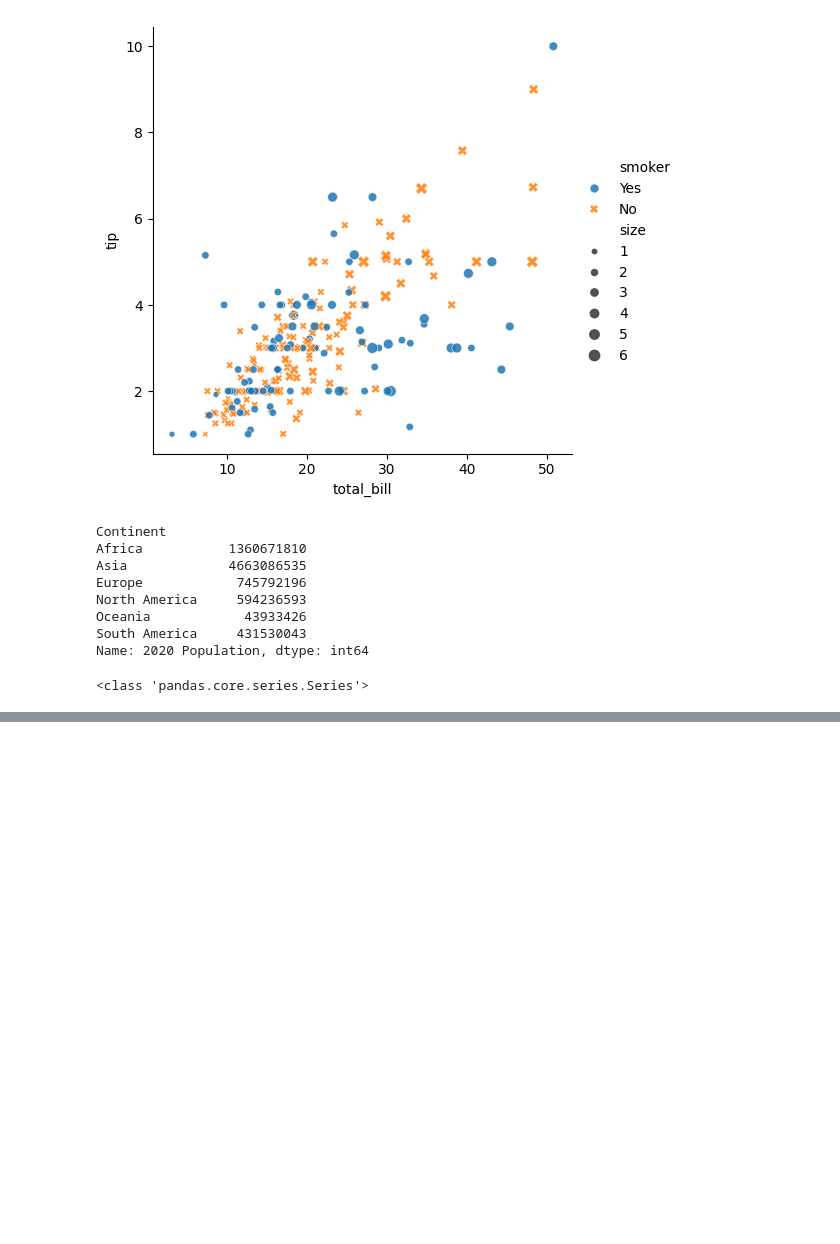
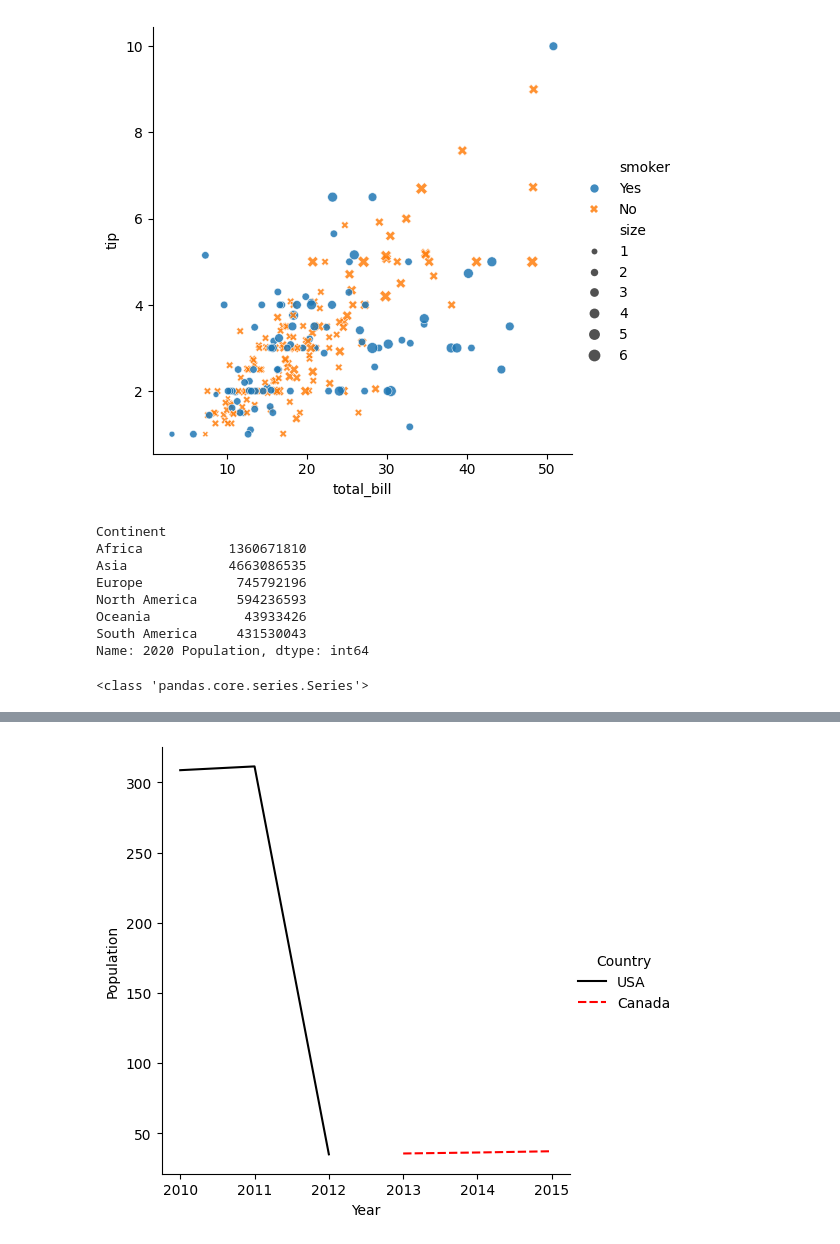
Before and after one commit to HABUDANHAYABK/Associate-Data-Scientist-in-Python, a Jupyter notebook: Data_Visualization_with_Seaborn/Rational_plots.ipynb, the cells around one changed output, grey strips where cells are left out. Cells and saved outputs as stored; diff of their text form; code cells hidden in the pictures; blank space fills up the shorter version.

```diff
--- a/Data_Visualization_with_Seaborn/Rational_plots.ipynb
+++ b/Data_Visualization_with_Seaborn/Rational_plots.ipynb
@@ -163,3 +163,10 @@ Name: 2020 Population, dtype: int64
 print(type(continent_info))
 # %% [output]
 <class 'pandas.core.series.Series'>
+# %%
+population_df = pd.DataFrame({
+    "Year": [2010, 2011, 2012, 2013, 2014, 2015],
+    'Country': ['USA', 'USA', 'USA', 'Canada', 'Canada', 'Canada'],
+    'Population': [308.7, 311.4, 34.9, 35.5, 36.2]
+})
+print(population_df)
@@ -165,0 +183,17 @@ print(type(continent_info))
+# %%
+country_color ={
+    "USA": "black",
+    "Canada": 'red'
+}
+
+sns.relplot(x='Year',
+            y='Population',
+            data=population_df,
+            kind='line',
+            style='Country',
+            hue='Country',
+            palette=country_color
+            )
+plt.show()
+# %% [output]
+[figure, added]
```
Also changed, not shown: parts of 2 cells of this notebook.
